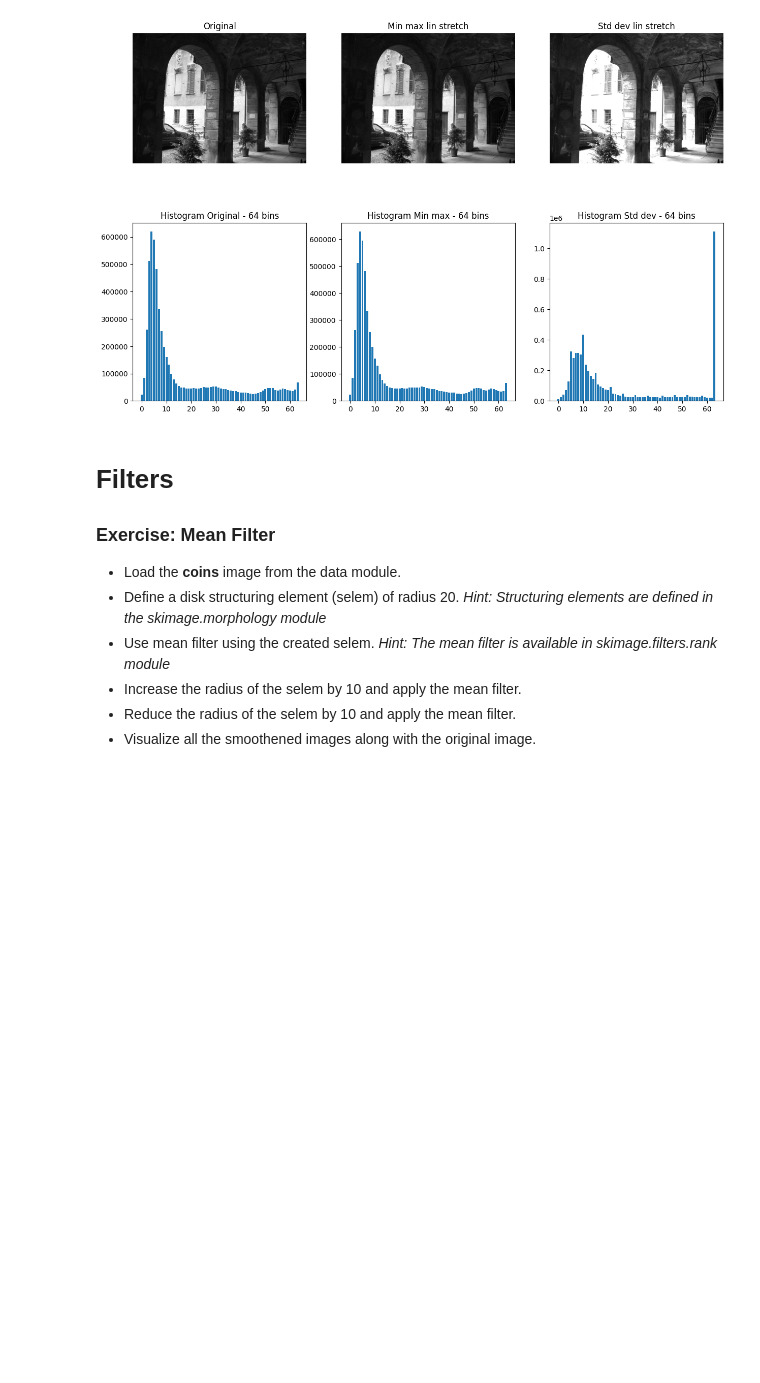
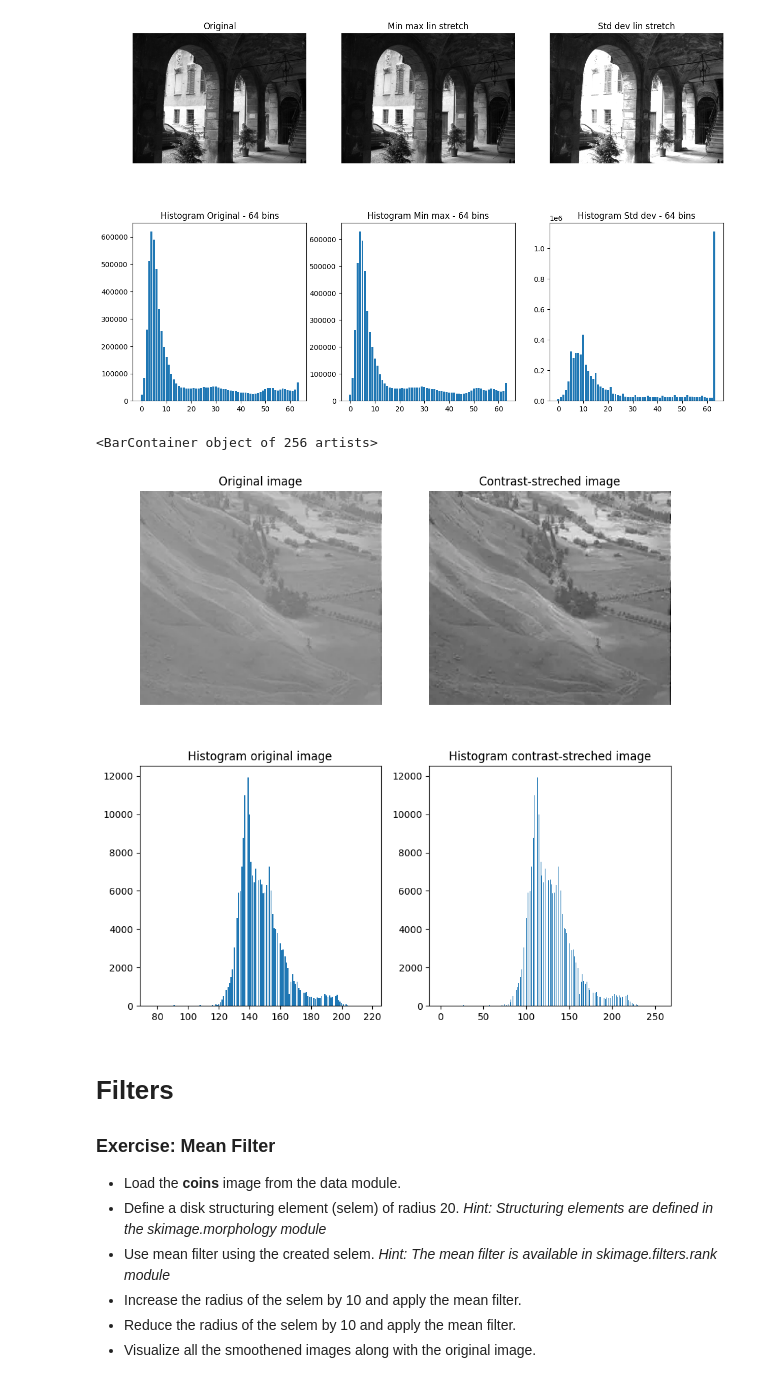
Before and after one commit to MarioROT/CV-MAI, a Jupyter notebook: Session 2/image_operators_and_filters.ipynb, the cells around one changed output. Drawn from its saved outputs; the diff is of its cells as text; code cells hidden in the pictures; blank space fills up the shorter version.

```diff
--- a/Session 2/image_operators_and_filters.ipynb
+++ b/Session 2/image_operators_and_filters.ipynb
@@ -286,13 +288,13 @@ cust.add_plot("Equalized Aqua Histogram").bar(range(256),sum(hist_eq))
 # %%
 # solution
 #Function to linear stretch and type of stretching selector: 1 for min-max, 2 for std dev
-def lin_str (img,range,type,NBins):
+def lin_str(img,range,type,NBins, ca=None):
     if type==1: #Min max linear stretch
       min=(img.min())
       max=(img.max())
 
       str_img=(img-min)/(max-min)*range
-      hist_str=exposure.histogram(str_img,NBins)[0]
+      hist_str=exposure.histogram(str_img,NBins, channel_axis=ca)[0]
 
     if type==2: #Standard deviation linear stretch
       mean=(np.mean(img))
@@ -319,6 +321,24 @@ plot.add_plot(f'Histogram Std dev - {bins} bins').bar(range(bins), aqua_str_mean
 # %% [output]
 <BarContainer object of 64 artists>
 [figure]
+# %%
+original = io.imread('images/original.jpg')
+hist = exposure.histogram(original, channel_axis=2)[0]
+eq_original, eq_hist = lin_str(original, 255, 1, 256,2)
+
+cust = cp.custom_grids([original, eq_original], 2, 2, ['Original image', 'Contrast-streched image'], axis='off', cmap='gray', use_grid_spec=False)
+cust.show()
+
+cust.add_plot('Histogram original image').bar(range(original.min(), original.max()+1), sum(hist))
+cust.add_plot('Histogram contrast-streched image').bar(range(256), sum(eq_hist))
+
+# In this example, shile the shape of the distribution is preserved, we can we can observe both in
+# the image and in the histogram in increase of contrast. In the image we have  more intense tonalities
+# towards whites and blacks. Furthermore, on the X-axis of the histogram the stretched image shows a
+# wider range of values compared to the histogram of the original image.
+# %% [output]
+<BarContainer object of 256 artists>
+[figure, added]
 # %% [markdown]
 # Filters
 
```
Also changed, not shown: parts of 5 cells of this notebook.
